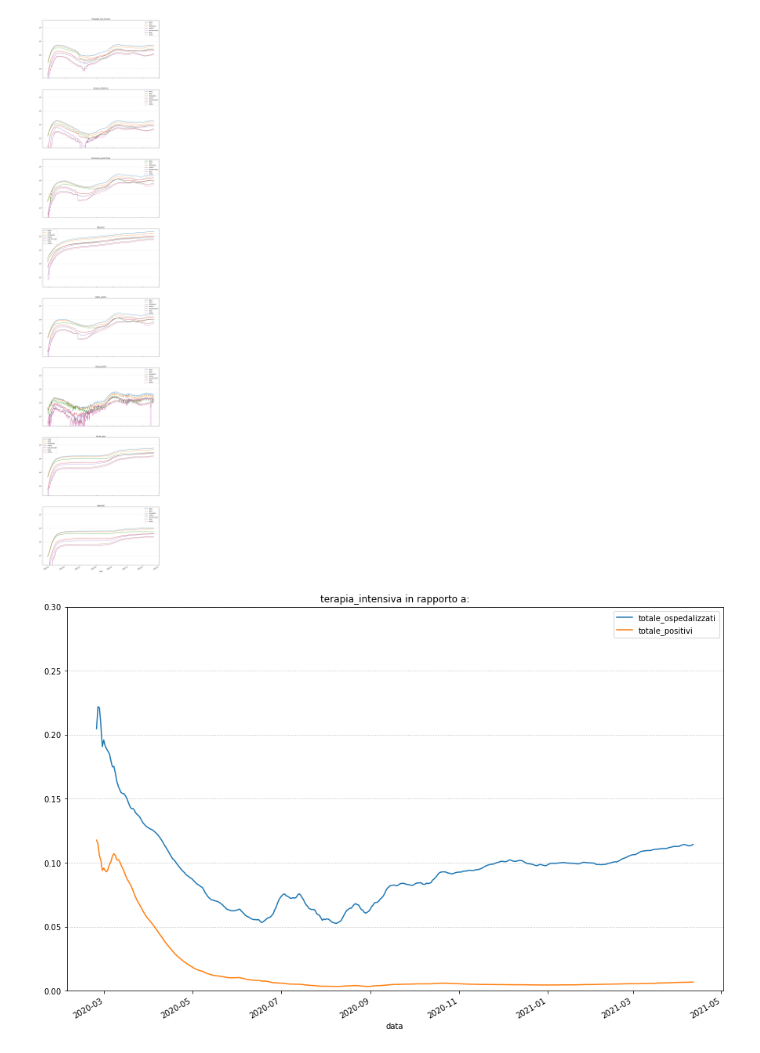
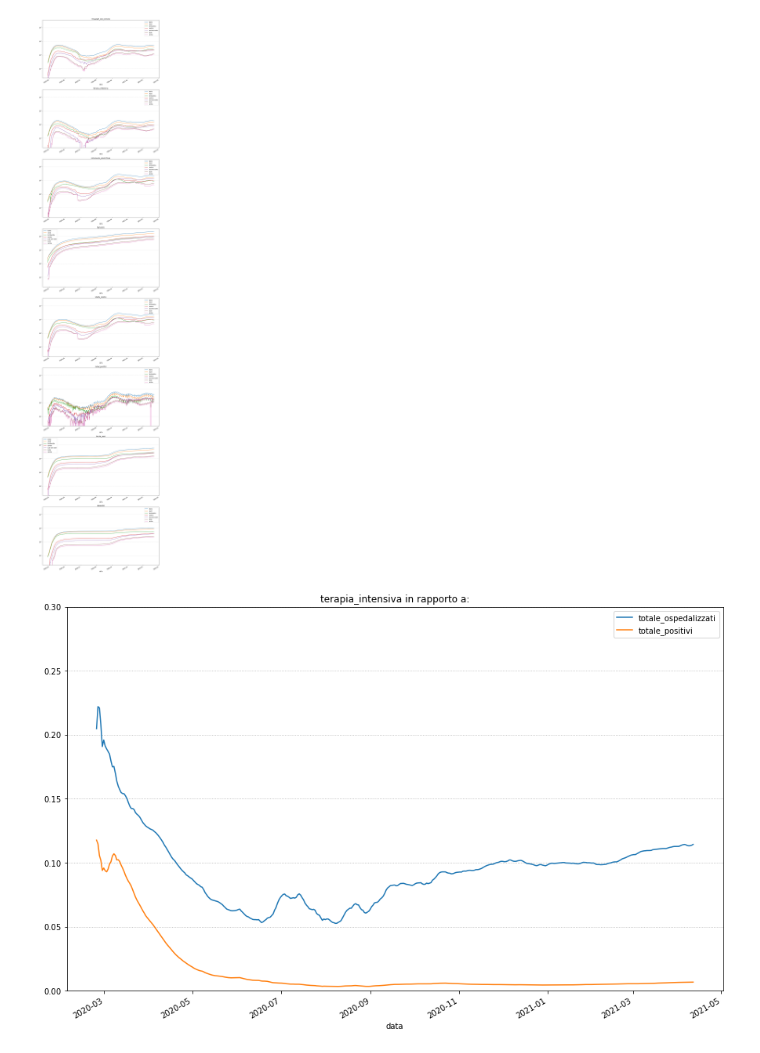
Before and after one commit to AvverbioPronome/covid, a Jupyter notebook: Covid1.ipynb, the cells around one changed output. Saved outputs shown, nothing was run; the diff lists cells and outputs as text; code cells hidden in the pictures.

```diff
--- a/Covid1.ipynb
+++ b/Covid1.ipynb
@@ -53,36 +53,36 @@ Eseguito il          2021-04-12 14:05:42.
 colonne = [
     "ricoverati_con_sintomi",
     "terapia_intensiva",
 #    "totale_ospedalizzati",
     "isolamento_domiciliare",
     "tamponi",
     "totale_positivi",
     "nuovi_positivi",
     "totale_casi",
 #    "dimessi_guariti",
     "deceduti"
 ]
 
 c = 1
 r = len(colonne)//c
 assert len(colonne) % c == 0, "Make sure to even out your picture"
-fig, axes = plt.subplots(r,c,sharex=True,sharey=True,figsize=(15,r*10/c))
+fig, axes = plt.subplots(r,c,sharex=False,sharey=True,figsize=(15,r*10/c))
 
 from itertools import cycle
 axes = cycle(axes.flatten())
 for a in aree:
     t = filter_area(dati, a).groupby("data").sum()
     for c in colonne:
         ax = next(axes)
 
         t.plot(y=c, ax=ax, label=a['name'], title=c)
         ax.semilogy()
-        ax.grid(axis='y', ls=':')
+        ax.grid(axis='y', ls=':', which='both')
         #ax.set_xlim(left=(pd.Timestamp.now(tz='Europe/Rome') - pd.Timedelta(days=30)))
 
 fig.show()
 # %% [output]
-[figure, old version]
+[figure, new version]
 # %%
 fig, ax = plt.subplots()
 complessiva=dati.groupby("data").sum()
```
Also changed, not shown: parts of 1 cell of this notebook.
